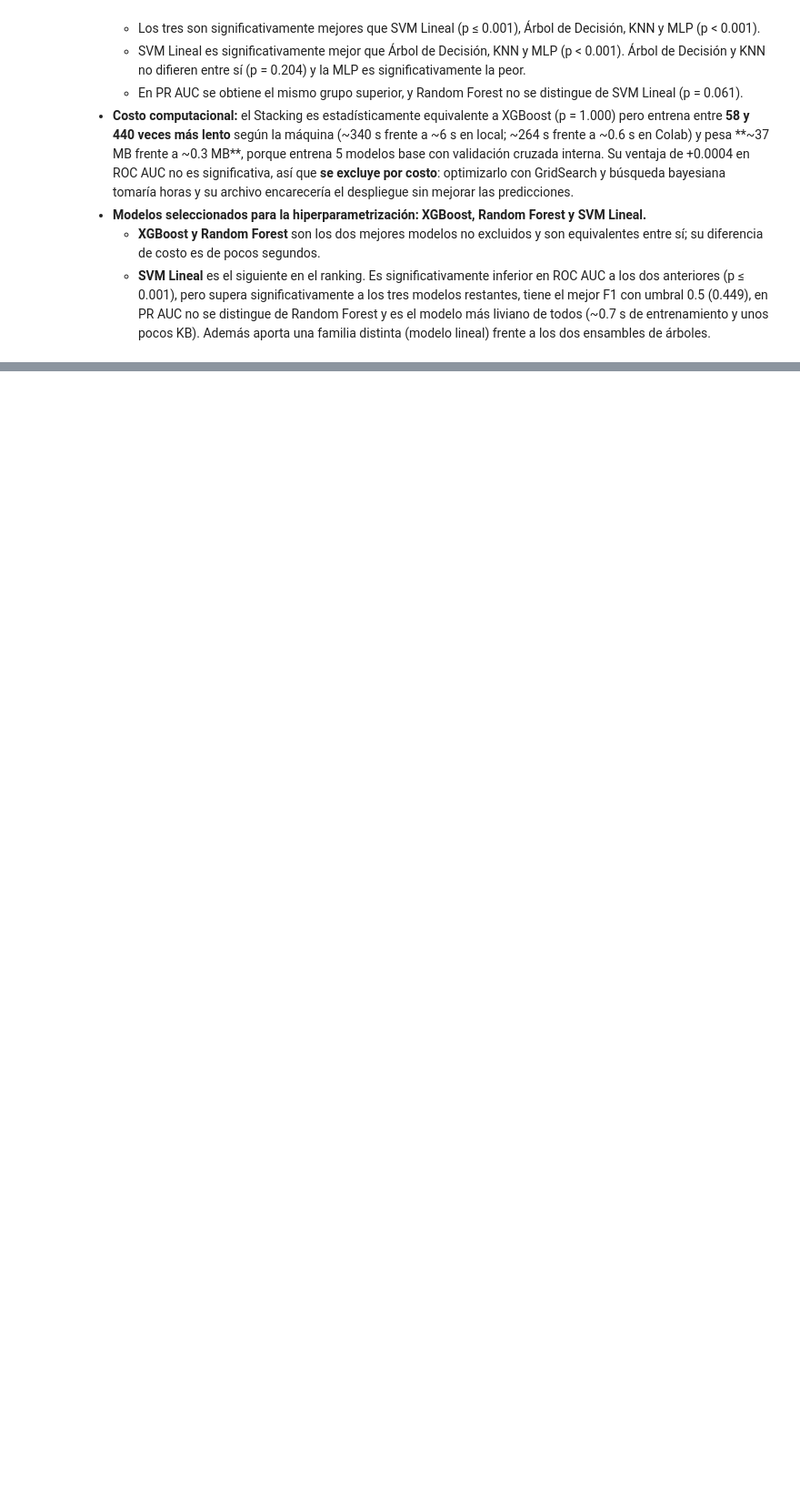
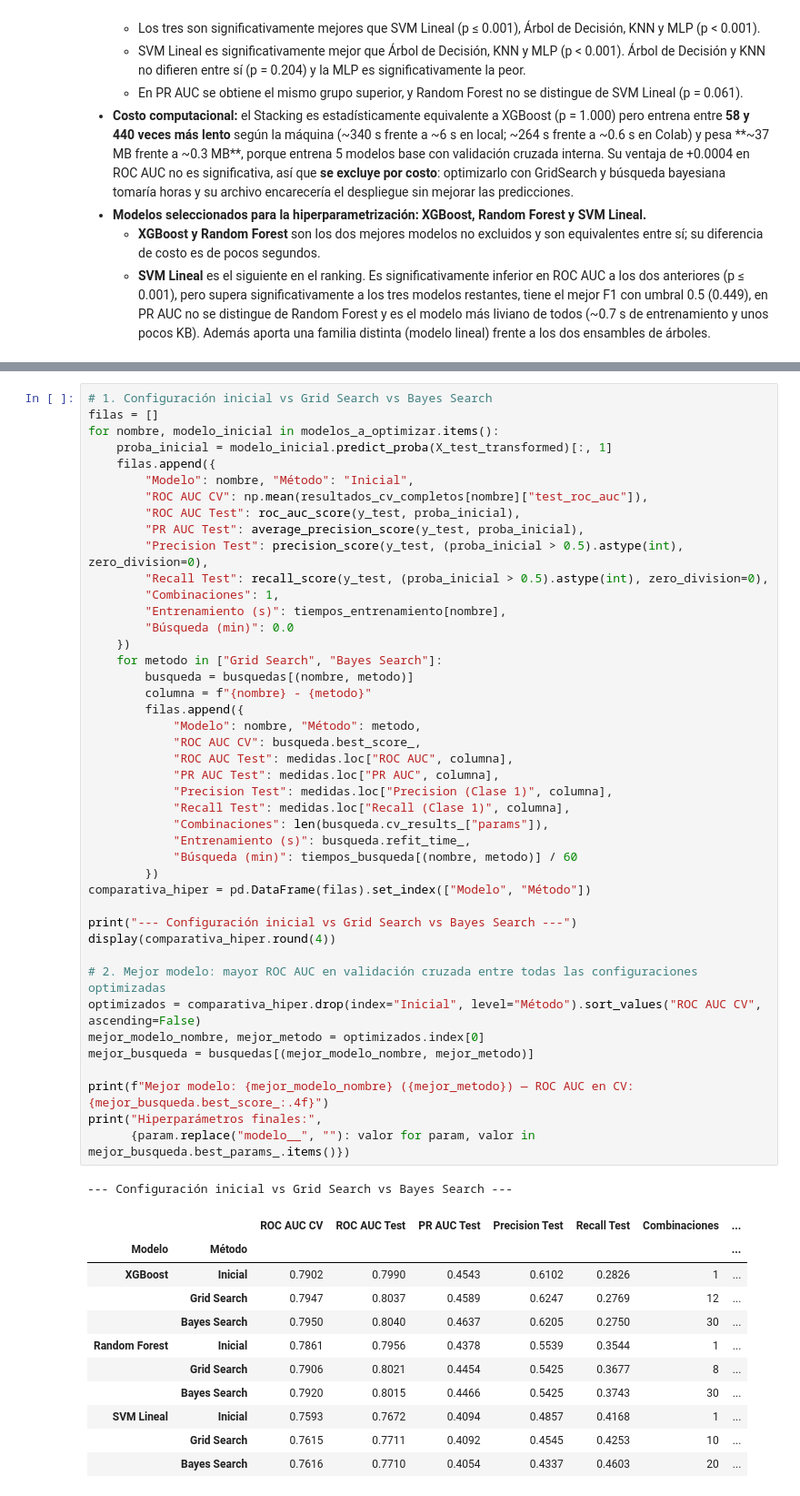
Before and after one commit to MariArbe/proyecto-final-mineria-datos-banco, a Jupyter notebook: 02_Modelado_Evaluacion_Bank_Marketing.ipynb, the cells around one changed output, grey strips where cells are left out. Shown at 91% size. Saved outputs shown, nothing was run; the diff lists cells and outputs as text; blank space fills up the shorter version.

```diff
--- a/02_Modelado_Evaluacion_Bank_Marketing.ipynb
+++ b/02_Modelado_Evaluacion_Bank_Marketing.ipynb
@@ -1497,0 +1615,56 @@ Archivos guardados en 'entregables_modelado_bank':
+# %%
+# 1. Configuración inicial vs Grid Search vs Bayes Search
+filas = []
+for nombre, modelo_inicial in modelos_a_optimizar.items():
+    proba_inicial = modelo_inicial.predict_proba(X_test_transformed)[:, 1]
+    filas.append({
+        "Modelo": nombre, "Método": "Inicial",
+        "ROC AUC CV": np.mean(resultados_cv_completos[nombre]["test_roc_auc"]),
+        "ROC AUC Test": roc_auc_score(y_test, proba_inicial),
+        "PR AUC Test": average_precision_score(y_test, proba_inicial),
+        "Precision Test": precision_score(y_test, (proba_inicial > 0.5).astype(int), zero_division=0),
+        "Recall Test": recall_score(y_test, (proba_inicial > 0.5).astype(int), zero_division=0),
+        "Combinaciones": 1,
+        "Entrenamiento (s)": tiempos_entrenamiento[nombre],
+        "Búsqueda (min)": 0.0
+    })
+    for metodo in ["Grid Search", "Bayes Search"]:
+        busqueda = busquedas[(nombre, metodo)]
+        columna = f"{nombre} - {metodo}"
+        filas.append({
+            "Modelo": nombre, "Método": metodo,
+            "ROC AUC CV": busqueda.best_score_,
+            "ROC AUC Test": medidas.loc["ROC AUC", columna],
+            "PR AUC Test": medidas.loc["PR AUC", columna],
+            "Precision Test": medidas.loc["Precision (Clase 1)", columna],
+            "Recall Test": medidas.loc["Recall (Clase 1)", columna],
+            "Combinaciones": len(busqueda.cv_results_["params"]),
+            "Entrenamiento (s)": busqueda.refit_time_,
+            "Búsqueda (min)": tiempos_busqueda[(nombre, metodo)] / 60
+        })
+comparativa_hiper = pd.DataFrame(filas).set_index(["Modelo", "Método"])
+
+print("--- Configuración inicial vs Grid Search vs Bayes Search ---")
+display(comparativa_hiper.round(4))
+
+# 2. Mejor modelo: mayor ROC AUC en validación cruzada entre todas las configuraciones optimizadas
+optimizados = comparativa_hiper.drop(index="Inicial", level="Método").sort_values("ROC AUC CV", ascending=False)
+mejor_modelo_nombre, mejor_metodo = optimizados.index[0]
+mejor_busqueda = busquedas[(mejor_modelo_nombre, mejor_metodo)]
+
+print(f"Mejor modelo: {mejor_modelo_nombre} ({mejor_metodo}) — ROC AUC en CV: {mejor_busqueda.best_score_:.4f}")
+print("Hiperparámetros finales:",
+      {param.replace("modelo__", ""): valor for param, valor in mejor_busqueda.best_params_.items()})
+# %% [output]
+--- Configuración inicial vs Grid Search vs Bayes Search ---
+|  |  | ROC AUC CV | ROC AUC Test | PR AUC Test | Precision Test | Recall Test | Combinaciones | ... |
+| Modelo | Método |  |  |  |  |  |  | ... |
+| XGBoost | Inicial | 0.7902 | 0.7990 | 0.4543 | 0.6102 | 0.2826 | 1 | ... |
+|  | Grid Search | 0.7947 | 0.8037 | 0.4589 | 0.6247 | 0.2769 | 12 | ... |
+|  | Bayes Search | 0.7950 | 0.8040 | 0.4637 | 0.6205 | 0.2750 | 30 | ... |
+| Random Forest | Inicial | 0.7861 | 0.7956 | 0.4378 | 0.5539 | 0.3544 | 1 | ... |
+|  | Grid Search | 0.7906 | 0.8021 | 0.4454 | 0.5425 | 0.3677 | 8 | ... |
+|  | Bayes Search | 0.7920 | 0.8015 | 0.4466 | 0.5425 | 0.3743 | 30 | ... |
+| SVM Lineal | Inicial | 0.7593 | 0.7672 | 0.4094 | 0.4857 | 0.4168 | 1 | ... |
+|  | Grid Search | 0.7615 | 0.7711 | 0.4092 | 0.4545 | 0.4253 | 10 | ... |
+|  | Bayes Search | 0.7616 | 0.7710 | 0.4054 | 0.4337 | 0.4603 | 20 | ... |
```
Also changed, not shown: parts of 28 cells of this notebook.
